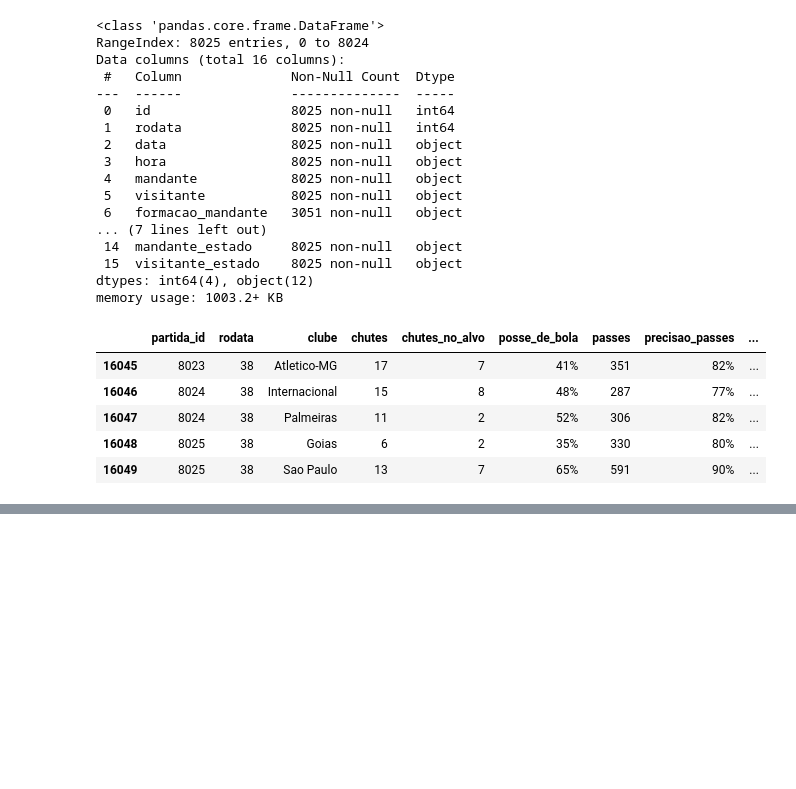
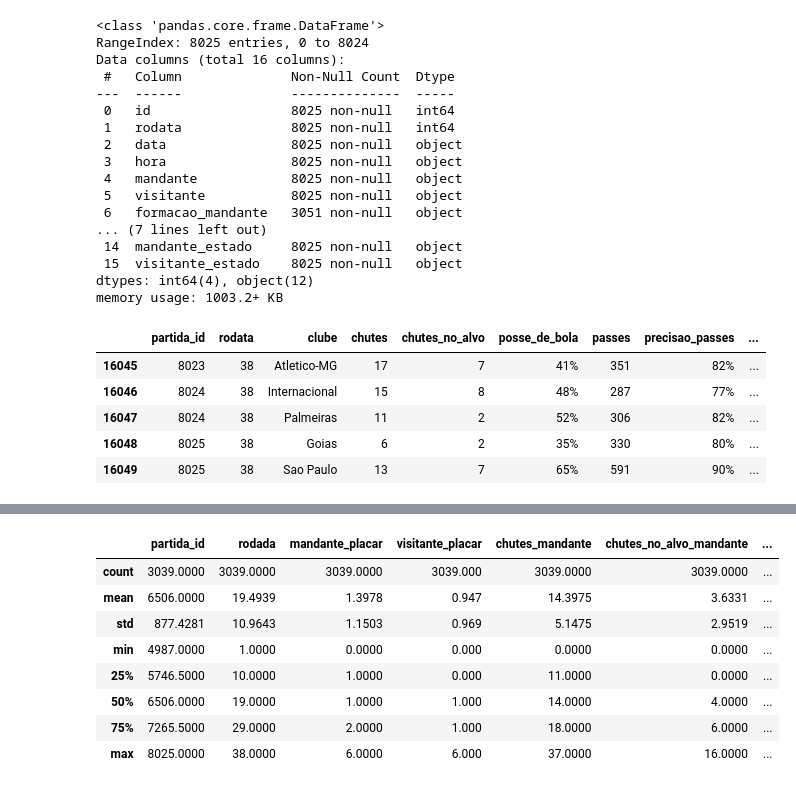
Before and after one commit to vbddinho/puc_minas_machine, a Jupyter notebook: transformacao.ipynb, the cells around one changed output, grey strips where cells are left out. Cells and saved outputs as stored; diff of their text form; code cells hidden in the pictures; blank space fills up the shorter version.

```diff
--- a/transformacao.ipynb
+++ b/transformacao.ipynb
@@ -144,0 +202,14 @@ df.tail()
+# %%
+
+
+df.describe()
+# %% [output]
+|  | partida_id | rodada | mandante_placar | visitante_placar | chutes_mandante | chutes_no_alvo_mandante | ... |
+| count | 3039.0000 | 3039.0000 | 3039.0000 | 3039.000 | 3039.0000 | 3039.0000 | ... |
+| mean | 6506.0000 | 19.4939 | 1.3978 | 0.947 | 14.3975 | 3.6331 | ... |
+| std | 877.4281 | 10.9643 | 1.1503 | 0.969 | 5.1475 | 2.9519 | ... |
+| min | 4987.0000 | 1.0000 | 0.0000 | 0.000 | 0.0000 | 0.0000 | ... |
+| 25% | 5746.5000 | 10.0000 | 1.0000 | 0.000 | 11.0000 | 0.0000 | ... |
+| 50% | 6506.0000 | 19.0000 | 1.0000 | 1.000 | 14.0000 | 4.0000 | ... |
+| 75% | 7265.5000 | 29.0000 | 2.0000 | 1.000 | 18.0000 | 6.0000 | ... |
+| max | 8025.0000 | 38.0000 | 6.0000 | 6.000 | 37.0000 | 16.0000 | ... |
```
Also changed, not shown: parts of 8 cells of this notebook, 3 other files.
